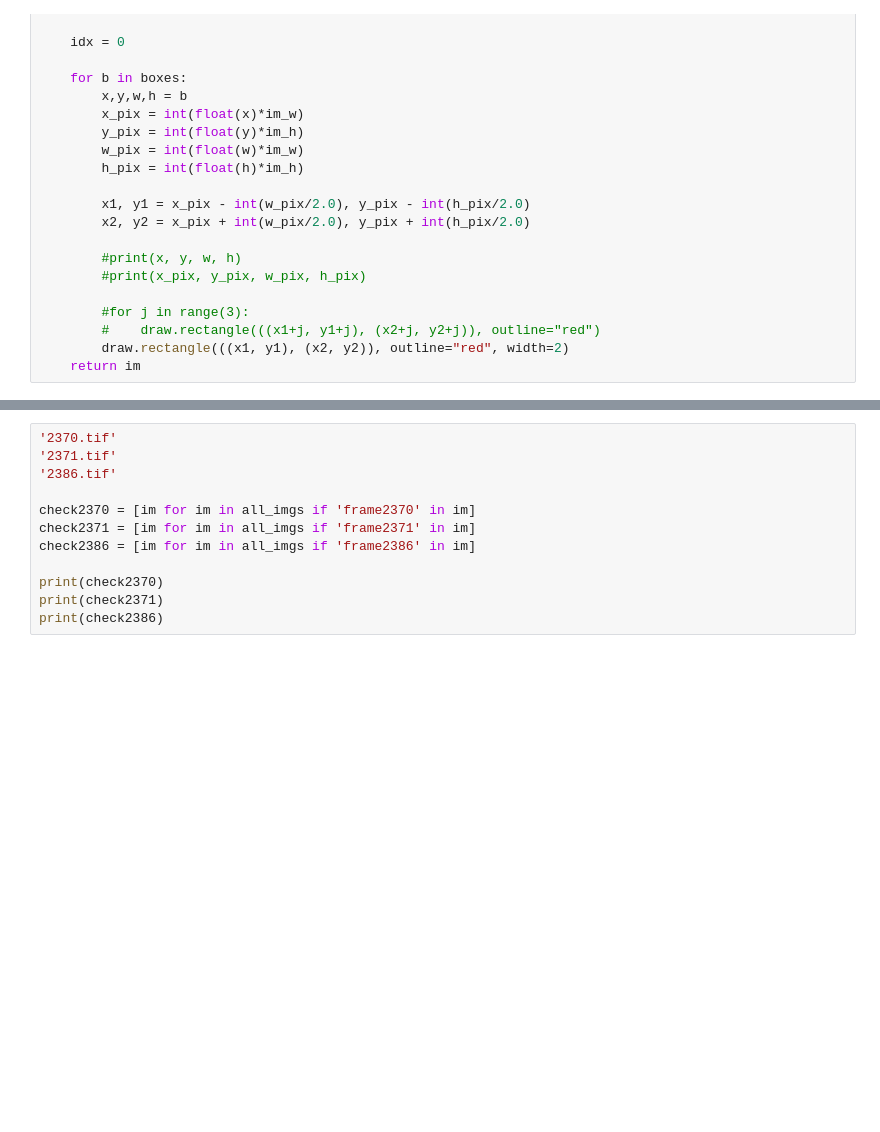
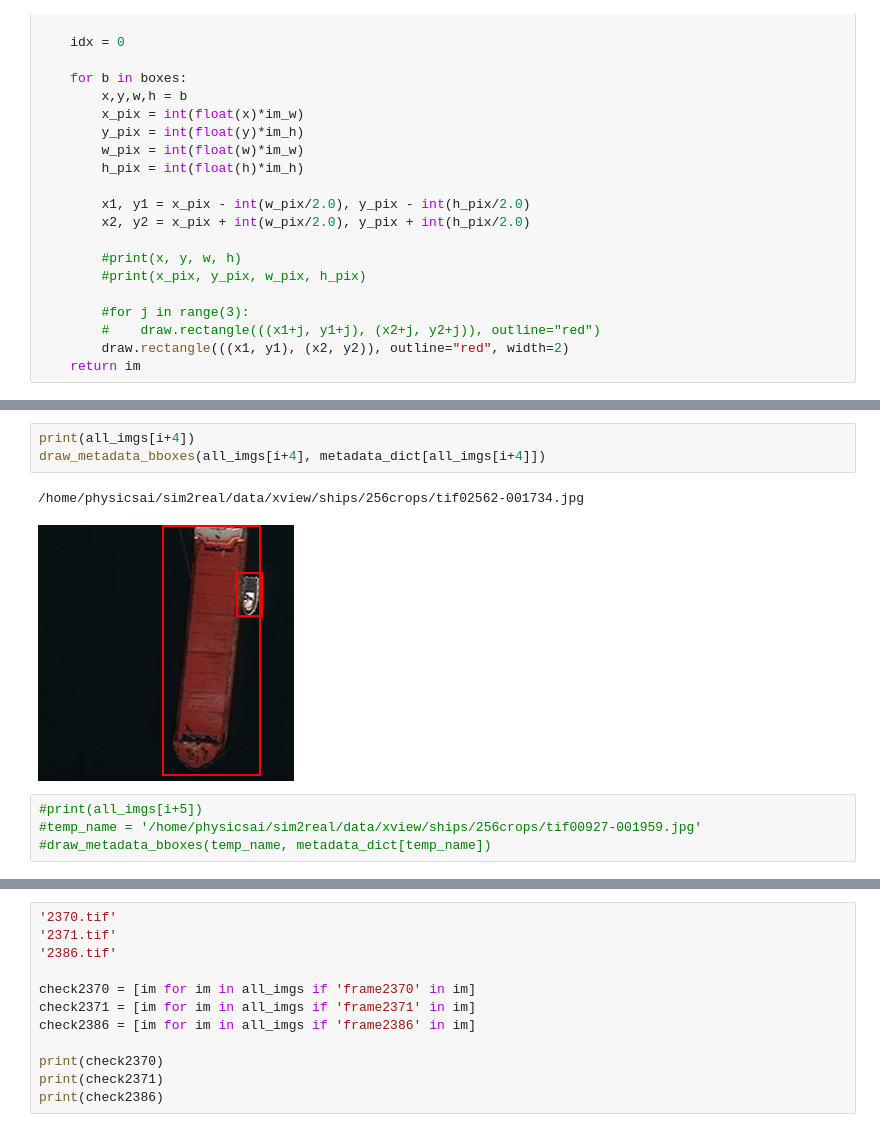
Before and after one commit to physics-ai/data_utilities, a Jupyter notebook: xView_chip_viz_ships.ipynb, the cells around one changed output, grey strips where cells are left out. Cells and saved outputs as stored; diff of their text form; blank space fills up the shorter version.

```diff
--- a/xView_chip_viz_ships.ipynb
+++ b/xView_chip_viz_ships.ipynb
@@ -162,0 +175,10 @@ draw_metadata_bboxes(all_imgs[3], metadata_dict[all_imgs[3]])
+# %%
+print(all_imgs[i+4])
+draw_metadata_bboxes(all_imgs[i+4], metadata_dict[all_imgs[i+4]])
+# %% [output]
+/home/physicsai/sim2real/data/xview/ships/256crops/tif02562-001734.jpg
+[figure, added]
+# %%
+#print(all_imgs[i+5])
+#temp_name = '/home/physicsai/sim2real/data/xview/ships/256crops/tif00927-001959.jpg'
+#draw_metadata_bboxes(temp_name, metadata_dict[temp_name])
```
Also changed, not shown: parts of 30 cells of this notebook, 2 other files.
